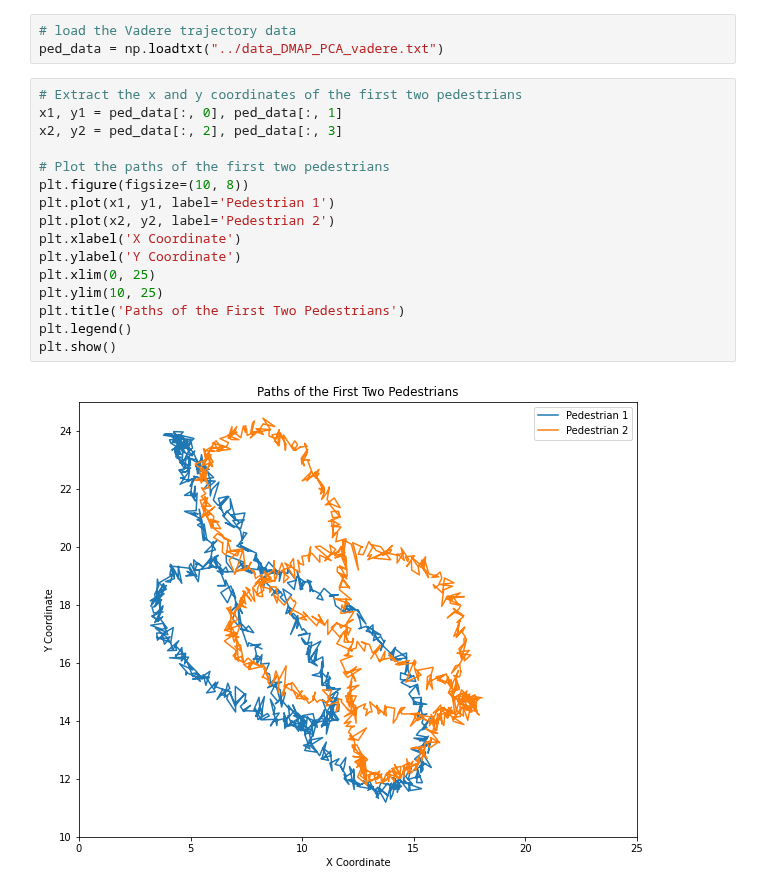
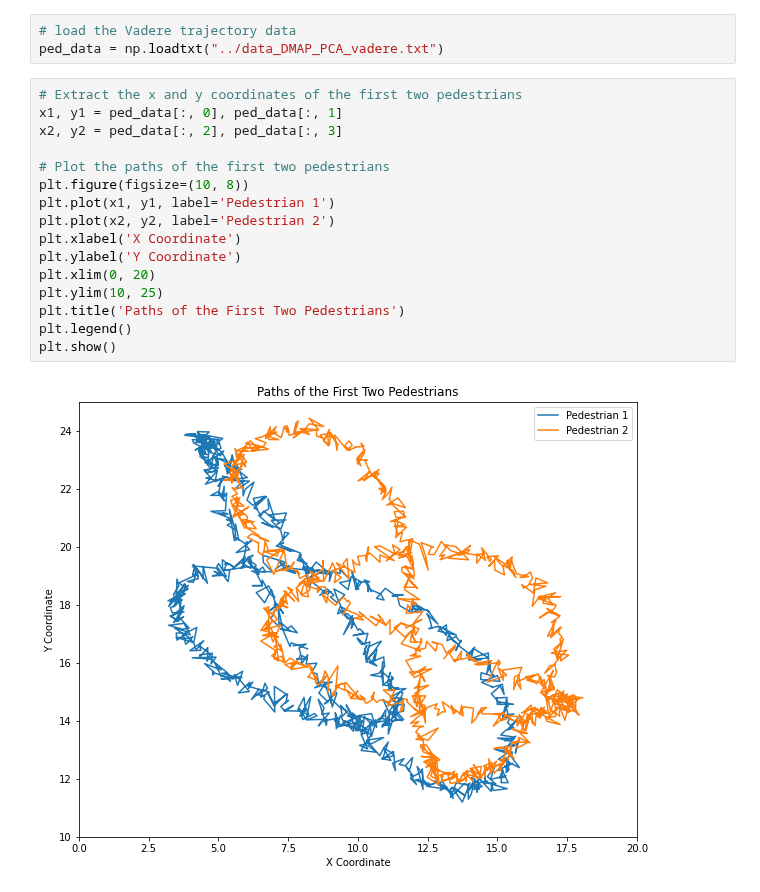
Before and after one commit to parimsuka/crowd-modeling-and-simulation, a Jupyter notebook: exercise3/src/pca_showcase.ipynb, the cells around one changed output. Saved outputs shown, nothing was run; the diff lists cells and outputs as text.

```diff
--- a/exercise3/src/pca_showcase.ipynb
+++ b/exercise3/src/pca_showcase.ipynb
@@ -107,21 +107,21 @@ ped_data = np.loadtxt("../data_DMAP_PCA_vadere.txt")
 # %%
 # Extract the x and y coordinates of the first two pedestrians
 x1, y1 = ped_data[:, 0], ped_data[:, 1]
 x2, y2 = ped_data[:, 2], ped_data[:, 3]
 
 # Plot the paths of the first two pedestrians
 plt.figure(figsize=(10, 8))
 plt.plot(x1, y1, label='Pedestrian 1')
 plt.plot(x2, y2, label='Pedestrian 2')
 plt.xlabel('X Coordinate')
 plt.ylabel('Y Coordinate')
-plt.xlim(0, 25)
+plt.xlim(0, 20)
 plt.ylim(10, 25)
 plt.title('Paths of the First Two Pedestrians')
 plt.legend()
 plt.show()
 # %% [output]
-[figure, old version]
+[figure, new version]
 # %%
 # Project 30-dimensional data points to first 2 principal components
 component_number = 2
```
Also changed, not shown: parts of 2 cells of this notebook.
